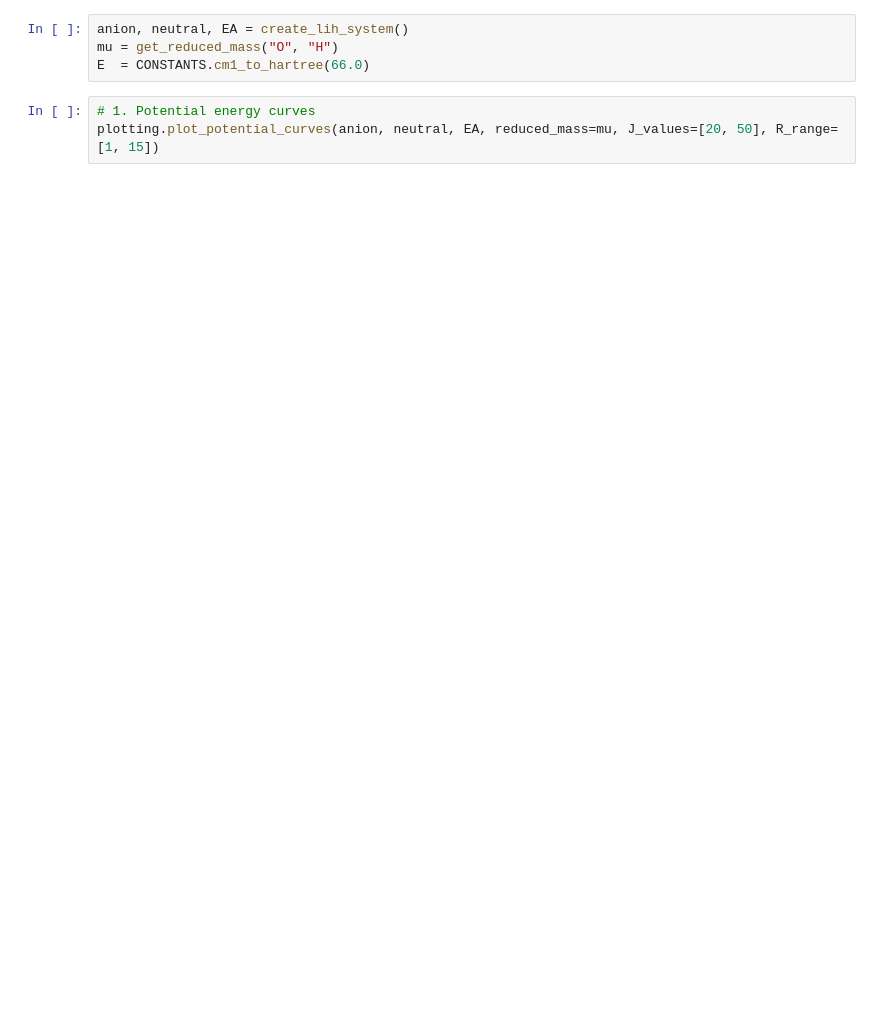
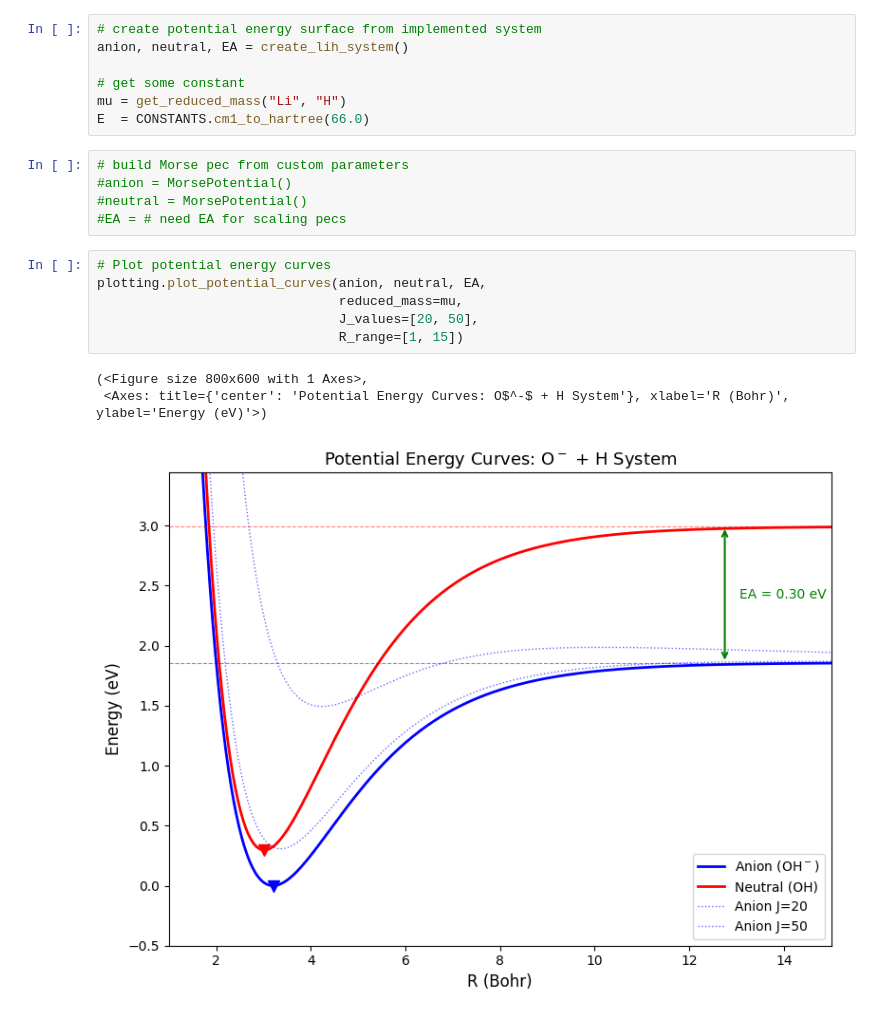
Before and after one commit to MilaimKas/AED_rate, a Jupyter notebook: notebooks/draft.ipynb, the cells around one changed output. Drawn from its saved outputs; the diff is of its cells as text; blank space fills up the shorter version.

```diff
--- a/notebooks/draft.ipynb
+++ b/notebooks/draft.ipynb
@@ -9,9 +16,24 @@ from aed_rate.utils import plotting
 # %%
+# create potential energy surface from implemented system
 anion, neutral, EA = create_lih_system()
-mu = get_reduced_mass("O", "H")
+
+# get some constant
+mu = get_reduced_mass("Li", "H")
 E  = CONSTANTS.cm1_to_hartree(66.0)
+# %%
+# build Morse pec from custom parameters
+#anion = MorsePotential()
+#neutral = MorsePotential()
+#EA = # need EA for scaling pecs
 # %%
-# 1. Potential energy curves
-plotting.plot_potential_curves(anion, neutral, EA, reduced_mass=mu, J_values=[20, 50], R_range=[1, 15])
+# Plot potential energy curves
+plotting.plot_potential_curves(anion, neutral, EA,
+                               reduced_mass=mu,
+                               J_values=[20, 50],
+                               R_range=[1, 15])
+# %% [output]
+(<Figure size 800x600 with 1 Axes>,
+ <Axes: title={'center': 'Potential Energy Curves: O$^-$ + H System'}, xlabel='R (Bohr)', ylabel='Energy (eV)'>)
+[figure, added]
 # %%
 
```
Also changed, not shown: parts of 9 cells of this notebook.
